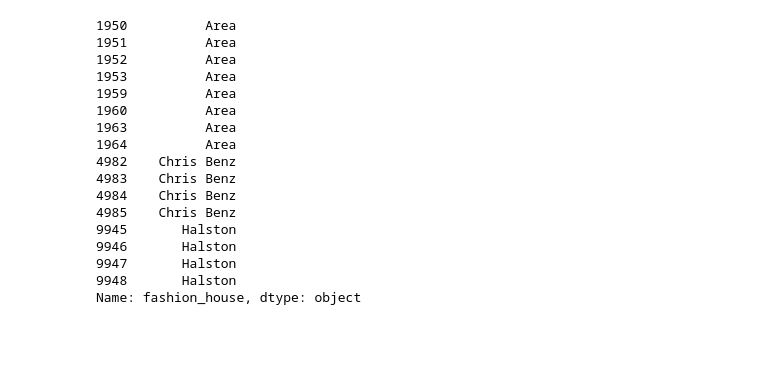
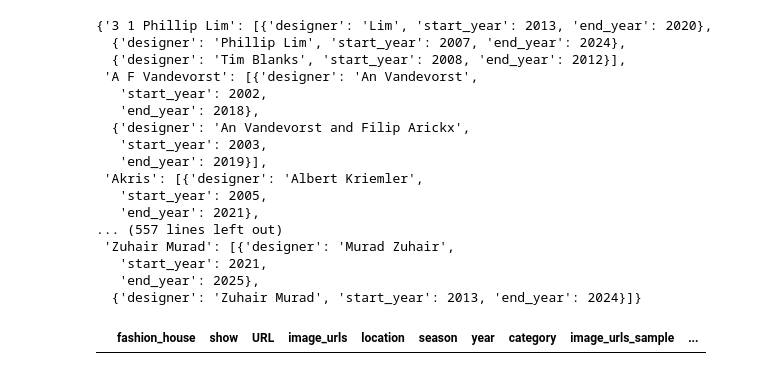
Before and after one commit to traopia/FashionDB, a Jupyter notebook: temporary_playground.ipynb, the cells around one changed output. Cells and saved outputs as stored; diff of their text form; code cells hidden in the pictures; blank space fills up the shorter version.

Commit message:
update to assign designer to collection and on the populate the wikibase

```diff
--- a/temporary_playground.ipynb
+++ b/temporary_playground.ipynb
@@ -16,4 +1,6 @@ designers_fmd = bio_designers[bio_designers["year_birth"]>1910].designer_name
 # %%
 import pandas as pd
 df = pd.read_parquet("data/vogue_data.parquet")
-df = df[df.groupby("fashion_house")["fashion_house"].transform("count") >= 10]
+df = df[df.groupby("fashion_house")["fashion_house"].transform("count") >= 20]
+#df = df.drop(columns=[col for col in ["designer_name"] if col in df.columns])
+problem_rows = df[df["designer_name"].apply(lambda x: len(x) ==0)]
@@ -197,20 +91,56 @@ print(designers_for_house)
+# %%
+periods_dict = fashion_house_designer_periods(df_multiple_designers)
+periods_dict
+# %% [output]
+{'3 1 Phillip Lim': [{'designer': 'Lim', 'start_year': 2013, 'end_year': 2020},
+  {'designer': 'Phillip Lim', 'start_year': 2007, 'end_year': 2024},
+  {'designer': 'Tim Blanks', 'start_year': 2008, 'end_year': 2012}],
+ 'A F Vandevorst': [{'designer': 'An Vandevorst',
+   'start_year': 2002,
+   'end_year': 2018},
+  {'designer': 'An Vandevorst and Filip Arickx',
+   'start_year': 2003,
+   'end_year': 2019}],
+ 'Akris': [{'designer': 'Albert Kriemler',
+   'start_year': 2005,
+   'end_year': 2021},
+... (557 lines left out)
+ 'Zuhair Murad': [{'designer': 'Murad Zuhair',
+   'start_year': 2021,
+   'end_year': 2025},
+  {'designer': 'Zuhair Murad', 'start_year': 2013, 'end_year': 2024}]}
+# %%
+def assign_designer_to_fashion_house(df, fashion_house, designer_name):
+
+    mask = df["fashion_house"] == fashion_house
+    if mask.any():
+        df.loc[mask, "designer_name"] = pd.Series([designer_name] * mask.sum(), index=df.index[mask])
+    else:
+        print(f"No rows found for fashion house: {fashion_house}")
+    return df
+
+df = assign_designer_to_fashion_house(df, "Aquascutum", ["John Emary"])
+df = assign_designer_to_fashion_house(df, "Area", ["Beckett Fogg and Piotrek Panszczyk"])
+df = assign_designer_to_fashion_house(df, "Nehera", ["Samuel Drira"])
+df = assign_designer_to_fashion_house(df, "Matthew Williamson", ["Matthew Williamson"])
+
+df = assign_designer_to_fashion_house(df, "Limi Feu" ,[ "Limi Yamamoto"])
+df = assign_designer_to_fashion_house(df,"Lazoschmidl" ,["Johannes Schmidl"] )
+df = assign_designer_to_fashion_house(df,"Kolor" ,["Junichi Abe"] )
+df = assign_designer_to_fashion_house(df,"Kiton" , ["Ciro Paone"] )
+df = assign_designer_to_fashion_house(df, "Audra", ["Audra Noyes" ])
+df = assign_designer_to_fashion_house(df, "Au Jour Le Jour", [ "Diego Marquez", "Mirko Fontana"])
+df = assign_designer_to_fashion_house(df, "Babyghost", ["Qiaoran Huang","Joshua Hupper"] )
+df = assign_designer_to_fashion_house(df,"Badgley Mischka" , ["James Mischka", "Mark Badgley"] )
+df = assign_designer_to_fashion_house(df,"Baja East" , ["John Targon", "Scott Studenberg"] )
+df = assign_designer_to_fashion_house(df, "Bally", ["Rhuigi Villaseñor"] )
+df = assign_designer_to_fashion_house(df, "Blumarine", ["Anna Molinari"] )
+df = assign_designer_to_fashion_house(df, "Boglioli", ["Davide Marello"] )
+df = assign_designer_to_fashion_house(df, "Brian Reyes", ["Brian Reyes"] )
 # %%
-df[df["designer_name"].apply(lambda x: "Elsa Peretti" in x)].fashion_house
+df[
+    (df["fashion_house"] == "Au Jour Le Jour") &
+    (df["designer_name"].apply(lambda x: "Jeremy Scott" in list(x)))
+]
 # %% [output]
-1950          Area
-1951          Area
-1952          Area
-1953          Area
-1959          Area
-1960          Area
-1963          Area
-1964          Area
-4982    Chris Benz
-4983    Chris Benz
-4984    Chris Benz
-4985    Chris Benz
-9945       Halston
-9946       Halston
-9947       Halston
-9948       Halston
-Name: fashion_house, dtype: object
+|  | fashion_house | show | URL | image_urls | location | season | year | category | image_urls_sample | ... |
```
Also changed, not shown: parts of 24 cells of this notebook, 15 other files.
